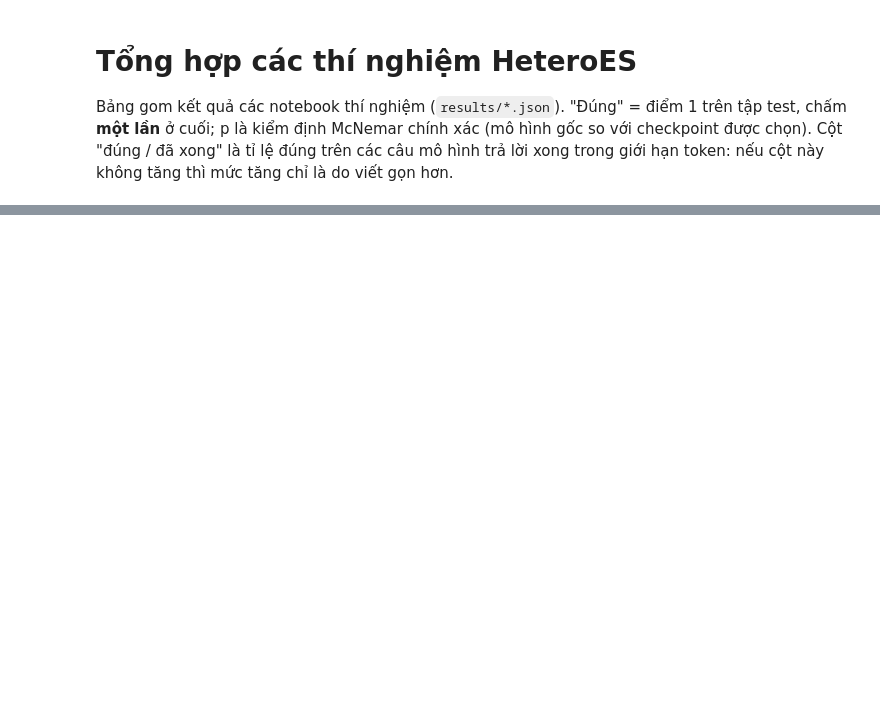
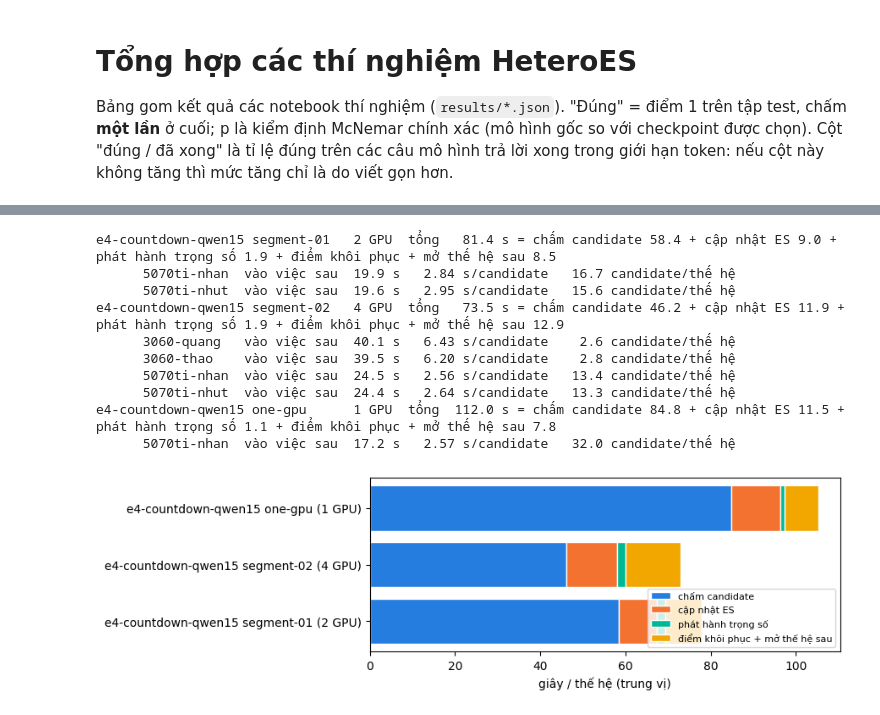
Before and after one commit to Anakonkai01/hetero-es, a Jupyter notebook: runtime/notebooks/experiments/tong-hop.ipynb, the cells around one changed output, grey strips where cells are left out. Cells and saved outputs as stored; diff of their text form; code cells hidden in the pictures; blank space fills up the shorter version.

Commit message:
Summary notebook: where a generation's time goes (per step and per GPU), from the coordinator's events and ledger

```diff
--- a/runtime/notebooks/experiments/tong-hop.ipynb
+++ b/runtime/notebooks/experiments/tong-hop.ipynb
@@ -33,9 +30,0 @@ Nhân, cùng cấu hình.
-# %%
-for path in sorted((HERE / "results").glob("*.json")):
-    s = json.loads(path.read_text())
-    speed = s.get("speed") or {}
-    one = speed.get("5070ti-nhan", {}).get("medianSeconds")
-    print(s["name"])
-    for machines, v in sorted(speed.items(), key=lambda kv: kv[0].count("+")):
-        gain = f"  nhanh gấp {one / v['medianSeconds']:.2f}" if one and machines != "5070ti-nhan" else ""
-        print(f"   {machines:50} {v['generations']:4} thế hệ  {v['medianSeconds']:6.1f} s/thế hệ{gain}")
@@ -42,3 +39,48 @@ for path in sorted((HERE / "results").glob("*.json")):
+# %%
+import sys
+
+sys.path[:0] = [str(HERE), str(HERE.parents[1] / "src")]
+import matplotlib.pyplot as plt
+import runner
+
+names = {d.worker_id: d.name for d in __import__("heteroes.sdk_lab", fromlist=["Lab"]).Lab.from_session().devices()}
+rows = []
+for path in sorted((HERE / "state").glob("*.json")):
+    state = json.loads(path.read_text())
+    runs = [(k, v) for k, v in state.get("segments", {}).items()] + ([("one-gpu", state["one-gpu"])] if "one-gpu" in state else [])
+    for key, entry in runs:
+        p = runner.phases(entry["experimentId"])
+        if p and p["generations"]:
+            rows.append((f"{path.stem} {key}", entry["workers"], p, runner.device_timing(entry["experimentId"], names)))
+steps = ["chấm candidate", "cập nhật ES", "phát hành trọng số", "điểm khôi phục + mở thế hệ sau"]
+for label, workers, p, devices in rows:
+    print(f"{label:32} {len(devices)} GPU  tổng {p['tổng']:6.1f} s = " + " + ".join(f"{s} {p[s]}" for s in steps))
+    for device, d in sorted(devices.items()):
+        print(f"      {device:12} vào việc sau {d['startSeconds']:5.1f} s  {d['secondsPerCandidate']:5.2f} s/candidate  "
+              f"{d['candidatesPerGeneration']:5.1f} candidate/thế hệ")
+fig, ax = plt.subplots(figsize=(9, 0.6 * len(rows) + 1))
+left = [0] * len(rows)
+for step, color in zip(steps, ["#257de0", "#f47230", "#00b894", "#f2a600"]):
+    values = [p[step] for _, _, p, _ in rows]
+    ax.barh(range(len(rows)), values, left=left, color=color, label=step, edgecolor="white")
+    left = [a + b for a, b in zip(left, values)]
+ax.set_yticks(range(len(rows)), [f"{label} ({len(d)} GPU)" for label, _, _, d in rows])
+ax.set_xlabel("giây / thế hệ (trung vị)")
+ax.legend(loc="lower right", fontsize=8)
+plt.tight_layout()
+plt.show()
+# %% [output]
+e4-countdown-qwen15 segment-01   2 GPU  tổng   81.4 s = chấm candidate 58.4 + cập nhật ES 9.0 + phát hành trọng số 1.9 + điểm khôi phục + mở thế hệ sau 8.5
+      5070ti-nhan  vào việc sau  19.9 s   2.84 s/candidate   16.7 candidate/thế hệ
+      5070ti-nhut  vào việc sau  19.6 s   2.95 s/candidate   15.6 candidate/thế hệ
+e4-countdown-qwen15 segment-02   4 GPU  tổng   73.5 s = chấm candidate 46.2 + cập nhật ES 11.9 + phát hành trọng số 1.9 + điểm khôi phục + mở thế hệ sau 12.9
+      3060-quang   vào việc sau  40.1 s   6.43 s/candidate    2.6 candidate/thế hệ
+      3060-thao    vào việc sau  39.5 s   6.20 s/candidate    2.8 candidate/thế hệ
+      5070ti-nhan  vào việc sau  24.5 s   2.56 s/candidate   13.4 candidate/thế hệ
+      5070ti-nhut  vào việc sau  24.4 s   2.64 s/candidate   13.3 candidate/thế hệ
+e4-countdown-qwen15 one-gpu      1 GPU  tổng  112.0 s = chấm candidate 84.8 + cập nhật ES 11.5 + phát hành trọng số 1.1 + điểm khôi phục + mở thế hệ sau 7.8
+      5070ti-nhan  vào việc sau  17.2 s   2.57 s/candidate   32.0 candidate/thế hệ
+[figure, added]
 # %% [markdown]
 ## Lần 1 (đêm 24 → 25/11) và các run trước đó
 
```
Also changed, not shown: parts of 5 cells of this notebook, 2 other files.
